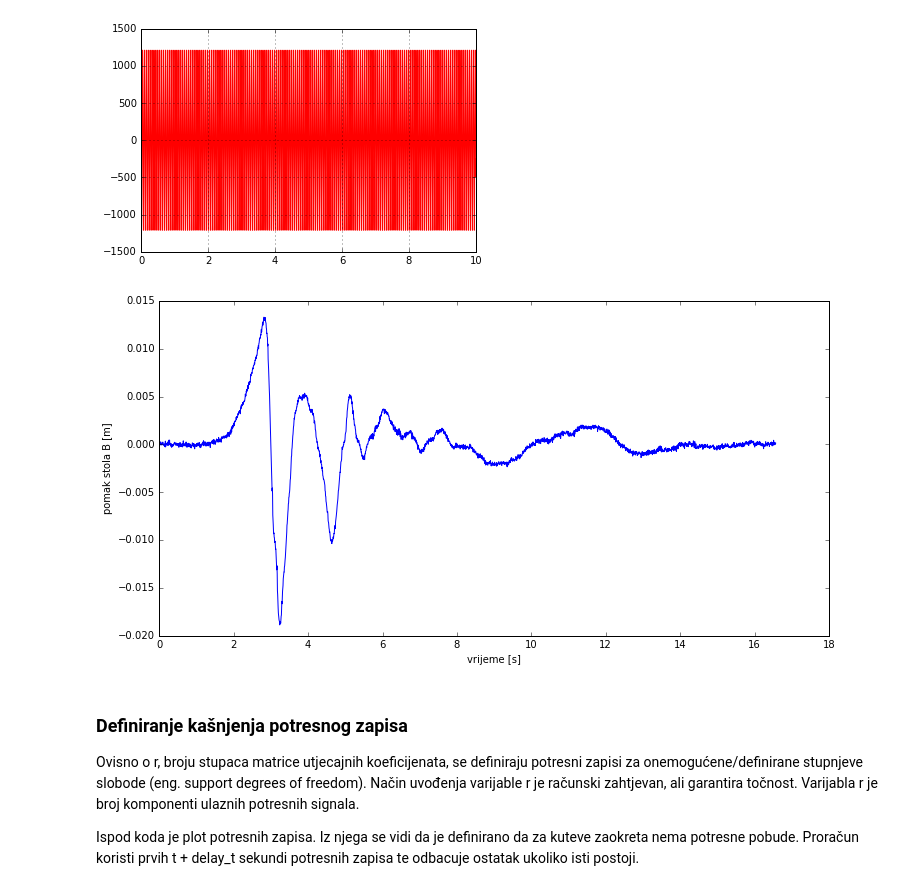
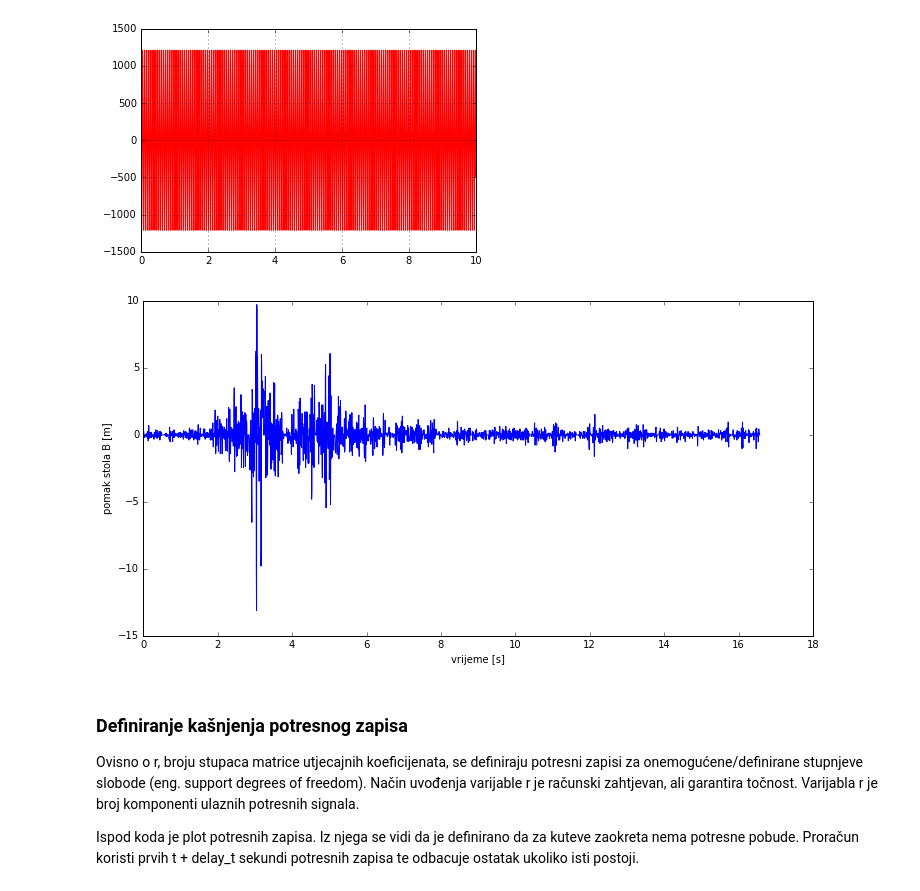
Before and after one commit to Ivan768/MSE-diplomski, a Jupyter notebook: MSE.ipynb, the cells around one changed output. Drawn from its saved outputs; the diff is of its cells as text; code cells hidden in the pictures.

```diff
--- a/MSE.ipynb
+++ b/MSE.ipynb
@@ -564,37 +564,37 @@ def xg_vrijeme_osn(potres, delay_t):
 def xg_intezitet_osn(potres, delay_t):
     """Ova funkcija izvlaci potresni zapis iz pripremljenih datoteka kao npr.
     El Centro. Za harmonicnu pobudu je potrebno napisati A sin T sa razmakom.
     Trajanje bilo kojeg potresa ce biti jednako varijabli t definiranoj u
     poglavlju Ulazni podaci."""
-    #from scipy.signal import medfilt
+    from scipy.signal import medfilt
     if "sinus" in potres:
         A = float(potres.split(" sinus ")[0])
         T = float(potres.split(" sinus ")[1])
         intezitet = A * np.sin(2*np.pi * xg_vrijeme_osn(potres, delay_t)  / T)
     elif potres == "const":
         intezitet = xg_vrijeme_osn(potres, delay_t)*0 + 9.81
     elif potres == "eksperiment":
         xg = np.fromfile("eksperiment.dat", sep=' ')
         pomak = (xg[2::3] - xg[2]) / 100 # [cm]
-        #intezitet = np.gradient(np.gradient(medfilt(pomak,9), 0.00625), 0.00625)
+        intezitet = np.gradient(np.gradient(medfilt(pomak,17), 0.00625), 0.00625)
         #gornja iskljucena linija: MKR uz prethodno medijan zagladivanje
-        intezitet = pomak
+        #intezitet = pomak
     else:
         xg = np.fromfile(potres + ".dat", sep=' ')
         xg_vrijeme_zapis = xg[::2] # parne vrijednosti elcentro.dat ~~~ npr. 0,2,4,...
         korak = xg_vrijeme_zapis[1] - xg_vrijeme_zapis[0]
         intezitet = xg[1::2][:int((t+delay_t)/korak)] * 9.81 # neparne vrijednosti elcentro.dat ~~~ npr. 1,3,...
     return intezitet
 
 fig, axes = plt.subplots(figsize = (12,6))
 axes.plot(xg_vrijeme_osn("eksperiment", delay_t_primjer),
           xg_intezitet_osn("eksperiment", delay_t_primjer))
 axes.set_xlabel("vrijeme [s]")
 axes.set_ylabel("pomak stola B [m]")
 axes.set_title("")
 fig.savefig("eksper")
 # %% [output]
-[figure, old version]
+[figure, new version]
 # %% [markdown]
 ### Definiranje kašnjenja potresnog zapisa
 
```
Also changed, not shown: parts of 18 cells of this notebook.
